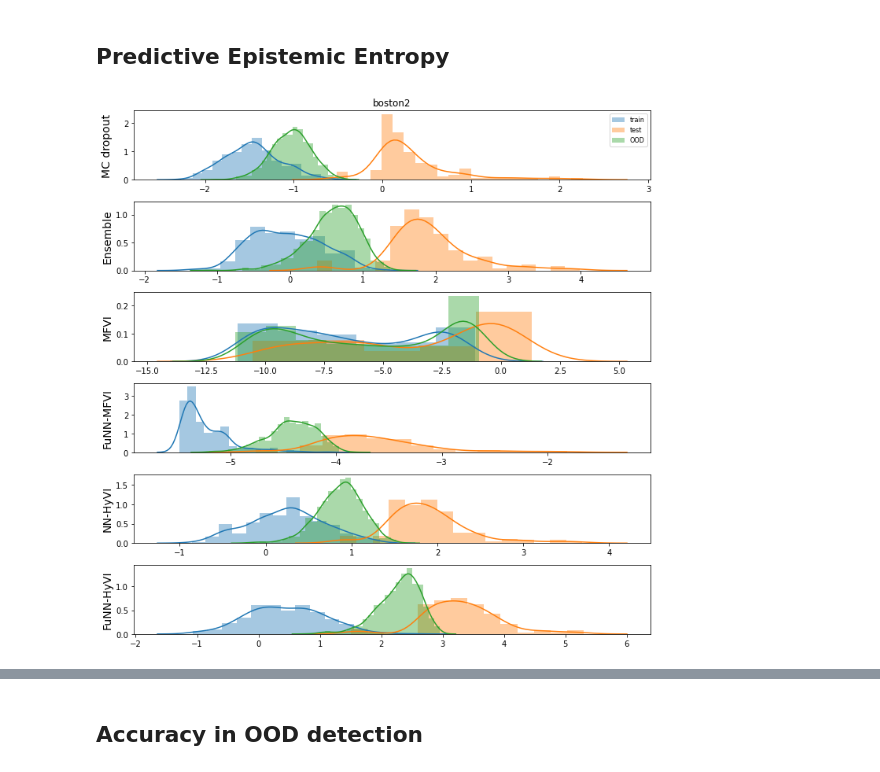
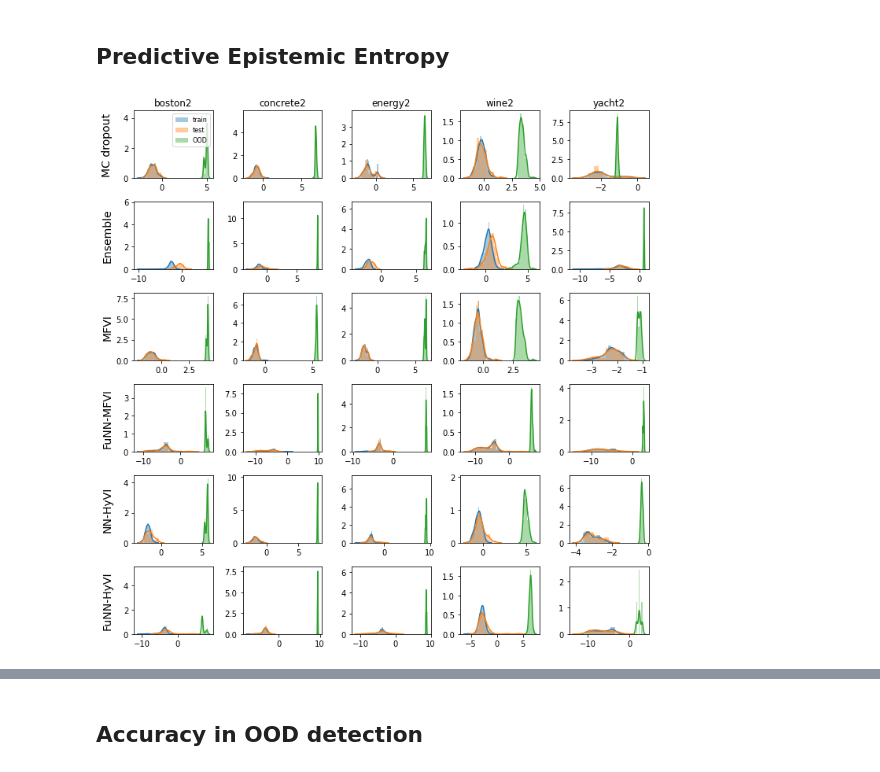
Before and after one commit to yannpequignot/IVISpaces, a Jupyter notebook: Notebooks/2mean_results.ipynb, the cells around one changed output, grey strips where cells are left out. Saved outputs shown, nothing was run; the diff lists cells and outputs as text; code cells hidden in the pictures.

```diff
--- a/Notebooks/2mean_results.ipynb
+++ b/Notebooks/2mean_results.ipynb
@@ -24,0 +90,10 @@ yacht2
+# %%
+methods=['McDropOut','Ensemble','MFVI','FuNN-MFVI','NN-HyVI','FuNN-HyVI']
+metrics=['time [s]']#['LPP']#'RMSE']##['RMSE']#,'LPP']#metrics=['time [s]']
+index=pd.MultiIndex.from_product([methods,metrics])#,
+res_=res.copy()
+for i in res[index].columns:
+    res_[i] = res[i].round().astype(str)+ "±" + ((stds[i]/np.sqrt(10)).round()).astype(str)+""
+    #res_[i] = res[i].round(2).astype(str)
+
+print(res_[index].to_latex())
@@ -24,0 +115,6 @@ yacht2
+# %%
+RESULTS, STDS=torch.load(path+'2mean_smallUCI_Exp2_2020-11-19-15:56_metrics_ood.pt')
+
+
+for key in RESULTS.keys():
+    print(key)
@@ -89,10 +191,12 @@ yacht2    &   0.0±0.0 &  0.0±0.0 &  0.0±0.0 &   0.0±0.0 &  0.0±0.0 &   0.0
 # %% [markdown]
 ## Predictive Epistemic Entropy #
 # %%
-Entropy=torch.load(path+'2mean_smallUCI_Exp2_2020-11-11-10:42_entropy.pt')
+Entropy=torch.load(path+'2mean_smallUCI_Exp2_2020-11-19-15:56_entropy.pt')
 # %%
 methods=['McDropOut','Ensemble','MFVI','FuNN-MFVI','NN-HyVI','FuNN-HyVI']
-datasets=['boston2']#, 'concrete2', 'energy2','wine2', 'yacht2']
+#methods=['Ensemble','FuNN-HyVI']
+
+datasets=['boston2', 'concrete2', 'energy2','wine2', 'yacht2']
 #metrics=['RMSE','LPP']
 index=pd.MultiIndex.from_product([methods,datasets])
 
@@ -125,33 +229,33 @@ n_methods=len(methods)
 fig,ax=plt.subplots(n_methods,n_datasets,figsize=(10,10),squeeze=False)
 
 
 method_names=['MC dropout','Ensemble','MFVI','FuNN-MFVI','NN-HyVI','FuNN-HyVI']
 
 label=['train', 'test', 'OOD']
-split=5
+split=0
 
 d=0
 for dataset, dic in Entropy.items():
     m=0
     ax[m,d].set_title(dataset)
     for method, Hs in dic.items():
-        H=Hs[split]
+        H=Hs[split][0]
         for i in range(len(H)):
             sns.distplot(H[i].cpu(), label=label[i], ax=ax[m,d], kde=True)#, color=colors[i])#, hist=False, norm_hist=True)#color=colors[i],
             if d ==0:
                 if method=='FuNNeVI' or method== 'GeNNeVI':
                     ax[m,d].set_ylabel(method_names[m], {'fontweight':'bold'})
                 else:
                     ax[m,d].set_ylabel(method_names[m])
         m+=1
 
     d+=1
 ax[0,0].legend(loc='upper right', prop={'size': 8})#bbox_to_anchor=(1.05, 1), loc='upper left', borderaxespad=0.)
 fig.tight_layout()
 fig.align_ylabels(ax[:, 0])
 plt.savefig(path+"UCIsmall_PredictiveEntropy_Exp2.pdf", dpi=600)
 #plt.subplots_adjust(top=.9)
 #plt.suptitle('Posterior Predictive Entropy Distributions')
 plt.show()
 # %% [output]
-[figure, old version]
+[figure, new version]
```
Also changed, not shown: parts of 44 cells of this notebook, 22 other files.
